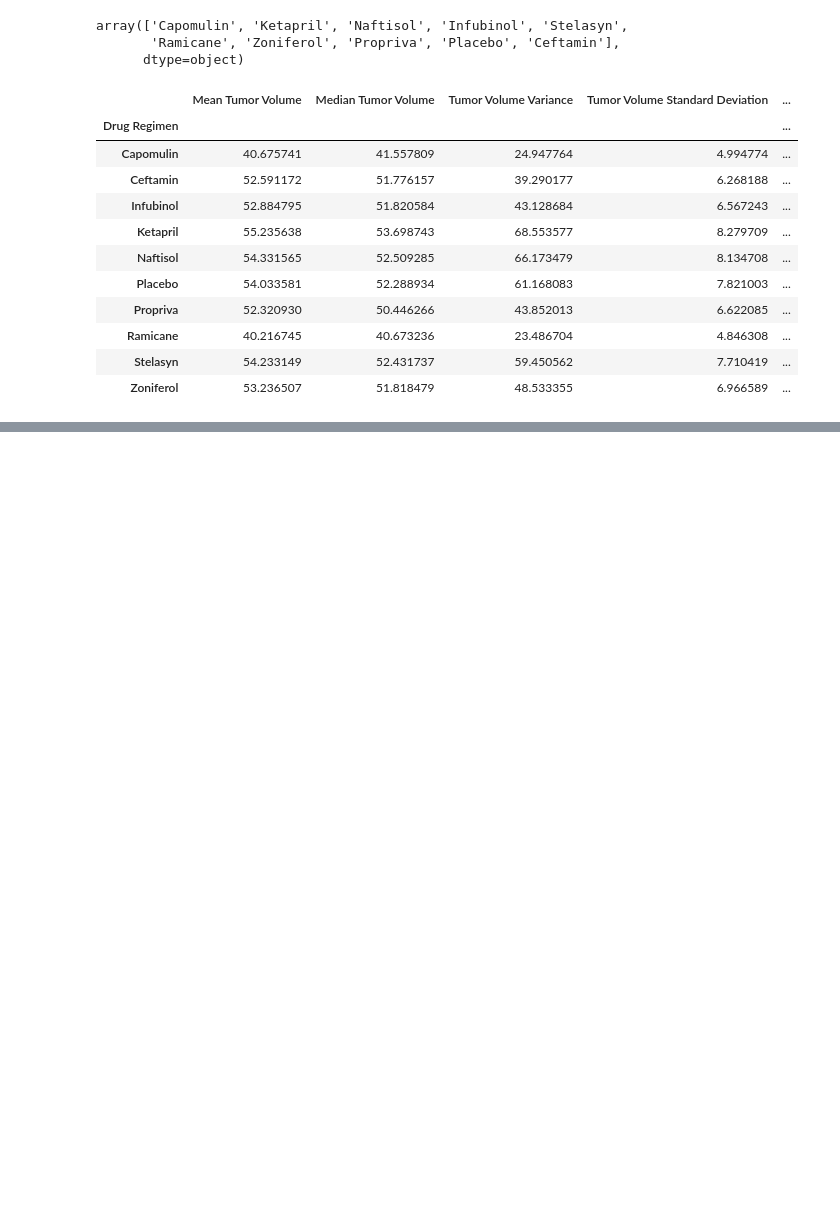
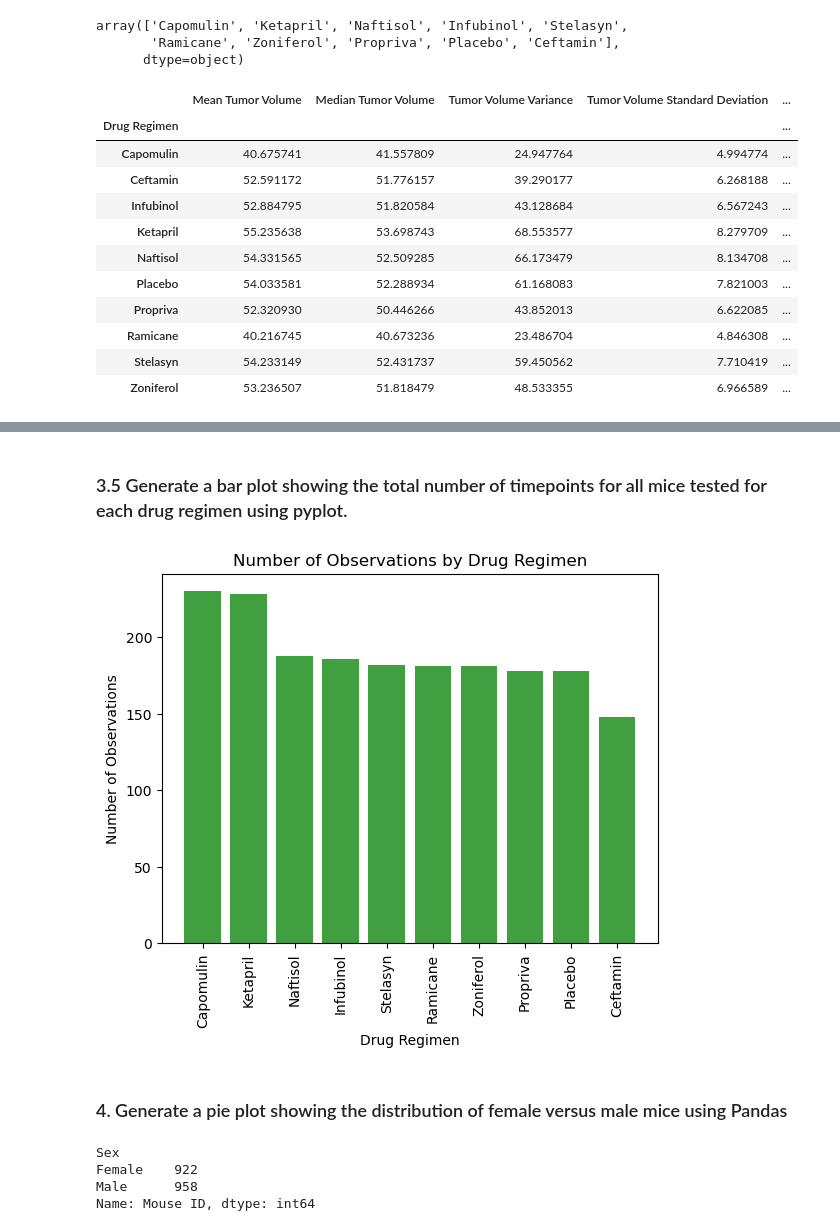
Before and after one commit to ethanwright96/matplotlib-challenge, a Jupyter notebook: Pymaceuticals/main.ipynb, the cells around one changed output, grey strips where cells are left out. Saved outputs shown, nothing was run; the diff lists cells and outputs as text; code cells hidden in the pictures; blank space fills up the shorter version.

```diff
--- a/Pymaceuticals/main.ipynb
+++ b/Pymaceuticals/main.ipynb
@@ -122,0 +158,22 @@ summary_table
+# %% [markdown]
+### 3.5 Generate a bar plot showing the total number of timepoints for all mice tested for each drug regimen using pyplot.
+# %%
+plt.bar(regimens, n_obs, color='g', alpha=0.75, align="center")
+
+plt.title("Number of Observations by Drug Regimen")
+plt.xlabel("Drug Regimen")
+plt.xticks(rotation = 90)
+plt.ylabel("Number of Observations")
+plt.show()
+# %% [output]
+[figure, added]
+# %% [markdown]
+### 4. Generate a pie plot showing the distribution of female versus male mice using Pandas
+# %%
+gender = clean_df.groupby(['Sex'])['Mouse ID'].count()
+gender
+# %% [output]
+Sex
+Female    922
+Male      958
+Name: Mouse ID, dtype: int64
```
Also changed, not shown: parts of 22 cells of this notebook.
